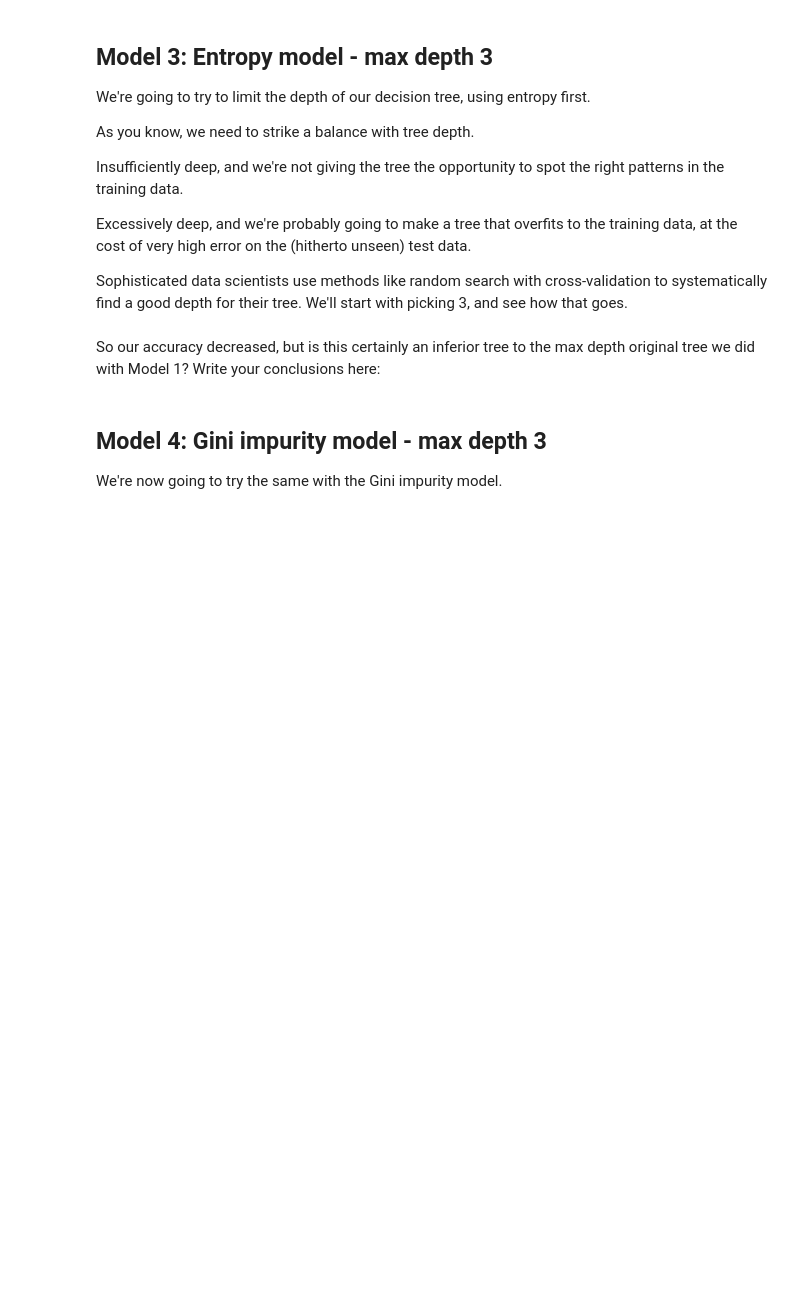
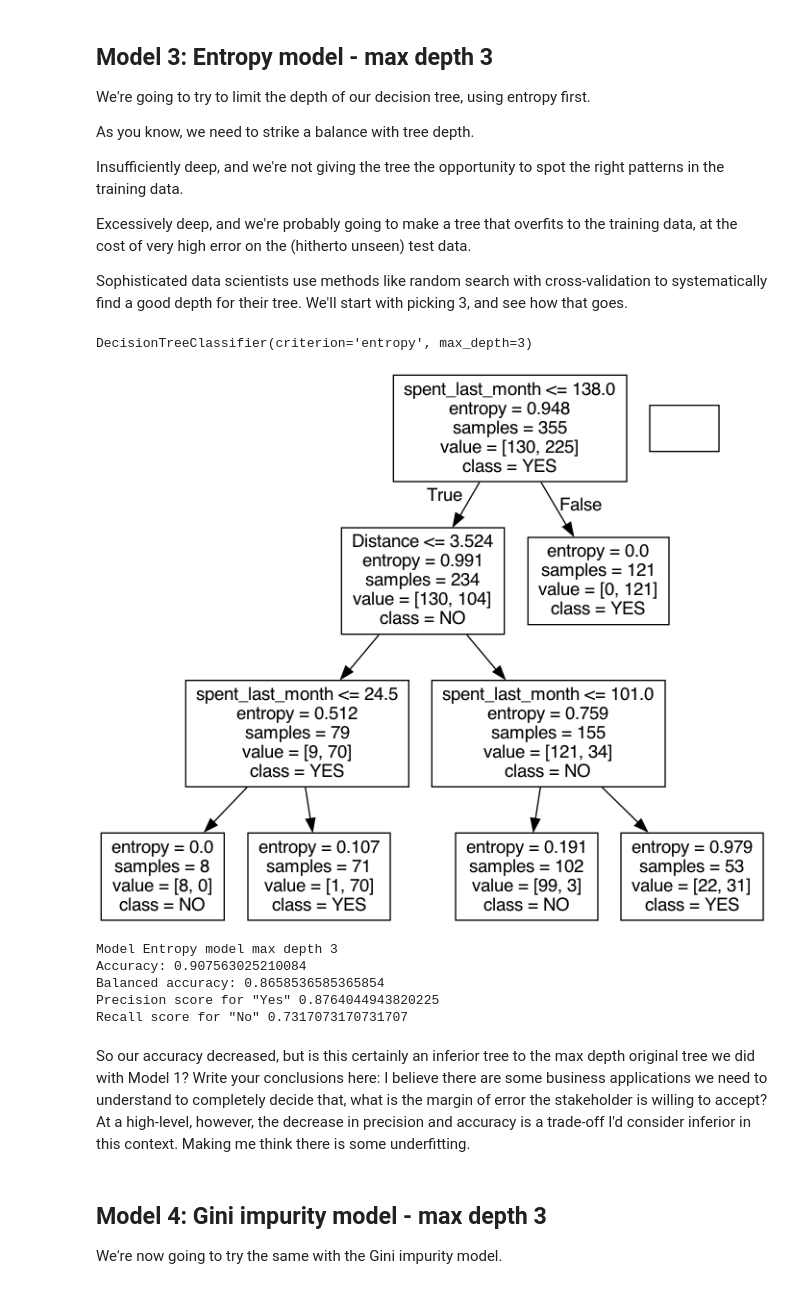
Before and after one commit to BrettlyCD/decision_trees, a Jupyter notebook: Springboard Decision Tree Specialty Coffee Case Study - Tier 3.ipynb, the cells around one changed output. Cells and saved outputs as stored; diff of their text form; code cells hidden in the pictures; blank space fills up the shorter version.

Commit message:
Complete model 3.

```diff
--- a/Springboard Decision Tree Specialty Coffee Case Study - Tier 3.ipynb
+++ b/Springboard Decision Tree Specialty Coffee Case Study - Tier 3.ipynb
@@ -471,18 +467,48 @@ _ _ _
+# %%
+# Made a model as before, but call it entr_model2, and make the max_depth parameter equal to 3.
+# Execute the fitting, predicting, and Series operations as before
+
+# Declare a variable called entr_model and use tree.DecisionTreeClassifier with max depth of 3
+entr_model2 = tree.DecisionTreeClassifier(criterion='entropy', max_depth=3)
+
+# Call fit() on entr_model
+entr_model2.fit(X_train, y_train)
+
+# Call predict() on entr_model with X_test passed to it, and assign the result to a variable y_pred
+y_pred_entr2 = entr_model2.predict(X_test)
+
+# Call Series on our y_pred variable with the following: pd.Series(y_pred)
+pd.Series(y_pred_entr2)
+
+# Check out entr_model
+entr_model2
+# %% [output]
+DecisionTreeClassifier(criterion='entropy', max_depth=3)
 # %%
 # As before, we need to visualize the tree to grasp its nature
-_ _ _
+dotfile = StringIO()
 
-# Alternatively for class_names use entr_model2.classes_
-_ _ _
+# We can do so with export_graphviz
+tree.export_graphviz(entr_model2, out_file=dotfile, feature_names=X_train.columns,class_names=entr_model2.classes_)
+graph = pydotplus.graph_from_dot_data(dotfile.getvalue())
+Image(graph.create_png())
+# %% [output]
+[figure, added]
 # %%
 # Run this block for model evaluation
 print("Model Entropy model max depth 3")
-print("Accuracy:", metrics.accuracy_score(y_test,y_pred))
-print("Balanced accuracy:", metrics.balanced_accuracy_score(y_test,y_pred))
-print('Precision score for "Yes"' , metrics.precision_score(y_test,y_pred, pos_label = "YES"))
-print('Recall score for "No"' , metrics.recall_score(y_test,y_pred, pos_label = "NO"))
+print("Accuracy:", metrics.accuracy_score(y_test,y_pred_entr2))
+print("Balanced accuracy:", metrics.balanced_accuracy_score(y_test,y_pred_entr2))
+print('Precision score for "Yes"' , metrics.precision_score(y_test,y_pred_entr2, pos_label = "YES"))
+print('Recall score for "No"' , metrics.recall_score(y_test,y_pred_entr2, pos_label = "NO"))
+# %% [output]
+Model Entropy model max depth 3
+Accuracy: 0.907563025210084
+Balanced accuracy: 0.8658536585365854
+Precision score for "Yes" 0.8764044943820225
+Recall score for "No" 0.7317073170731707
 # %% [markdown]
-So our accuracy decreased, but is this certainly an inferior tree to the max depth original tree we did with Model 1? Write your conclusions here:
+So our accuracy decreased, but is this certainly an inferior tree to the max depth original tree we did with Model 1? Write your conclusions here: I believe there are some business applications we need to understand to completely decide that, what is the margin of error the stakeholder is willing to accept? At a high-level, however, the decrease in precision and accuracy is a trade-off I'd consider inferior in this context. Making me think there is some underfitting.
 # %% [markdown]
 ## Model 4: Gini impurity  model - max depth 3
 We're now going to try the same with the Gini impurity model.
```
Also changed, not shown: parts of 3 cells of this notebook.
